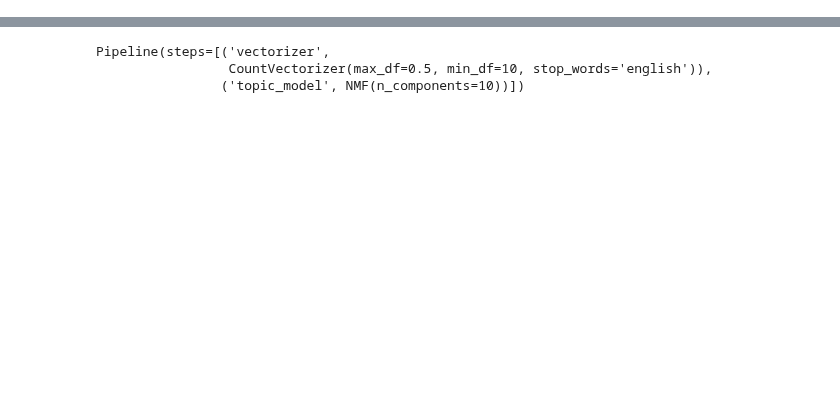
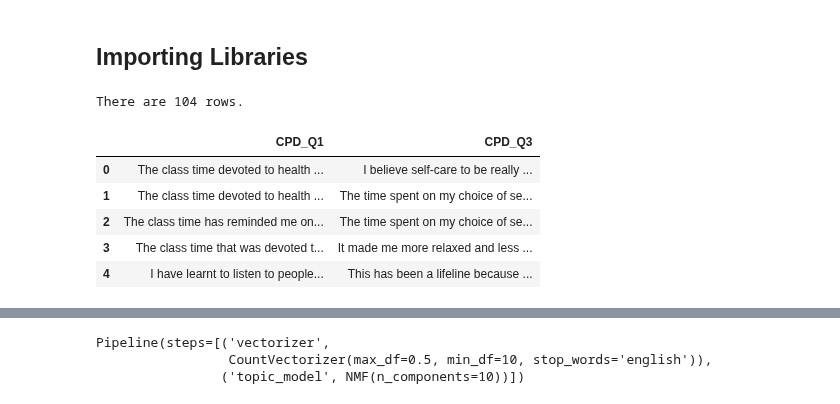
Before and after one commit to bellaachang/UW-Pharm-NLP, a Jupyter notebook: bingus.ipynb, the cells around one changed output, grey strips where cells are left out. Saved outputs shown, nothing was run; the diff lists cells and outputs as text; code cells hidden in the pictures; blank space fills up the shorter version.

```diff
--- a/bingus.ipynb
+++ b/bingus.ipynb
@@ -20,0 +1,2 @@ Note: you may need to restart the kernel to use updated packages.
+# %% [markdown]
+## Importing Libraries ##
@@ -20,0 +27,13 @@ Note: you may need to restart the kernel to use updated packages.
+# %%
+data = pd.read_csv("data/choiceboard_data.csv")[["CPD_Q1", "CPD_Q3"]]
+data = data.dropna()
+print('There are ' + str(data.shape[0]) + ' rows.')
+data.head()
+# %% [output]
+There are 104 rows.
+|  | CPD_Q1 | CPD_Q3 |
+| 0 | The class time devoted to health ... | I believe self-care to be really ... |
+| 1 | The class time devoted to health ... | The time spent on my choice of se... |
+| 2 | The class time has reminded me on... | The time spent on my choice of se... |
+| 3 | The class time that was devoted t... | It made me more relaxed and less ... |
+| 4 | I have learnt to listen to people... | This has been a lifeline because ... |
```
Also changed, not shown: parts of 8 cells of this notebook.
